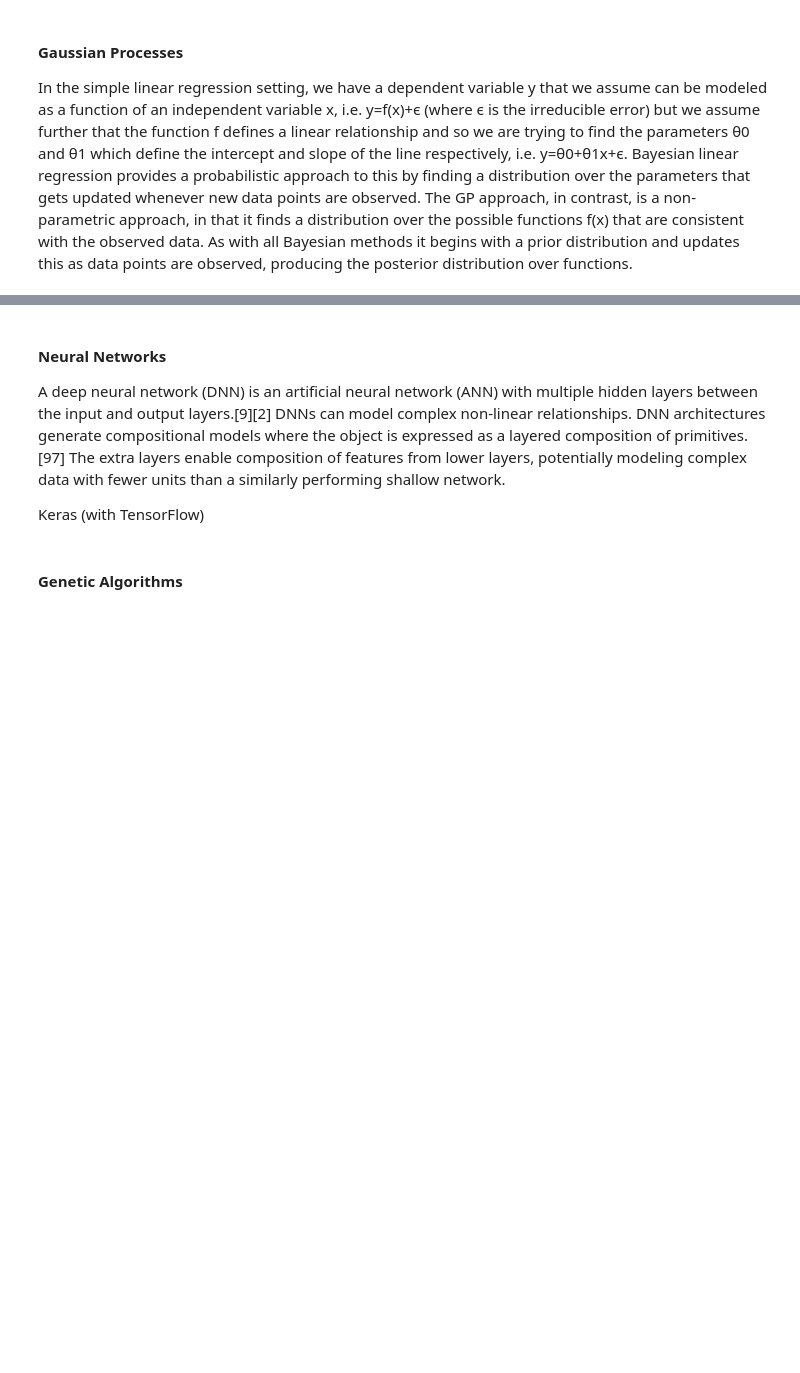
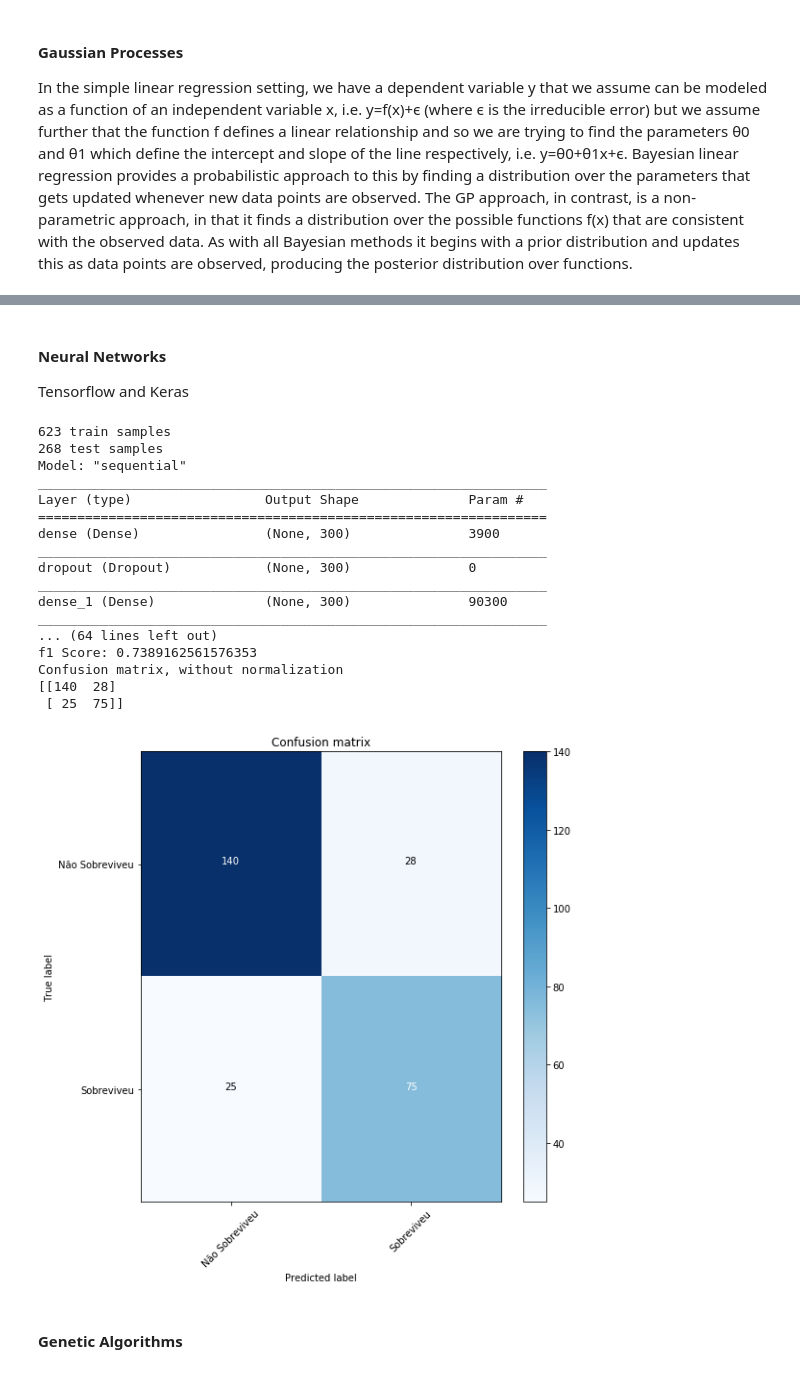
Before and after one commit to rsouza/NeuralNetworks_Course, a Jupyter notebook: Notebooks/ML/ML_Pipeline.ipynb, the cells around one changed output, grey strips where cells are left out. Saved outputs shown, nothing was run; the diff lists cells and outputs as text; code cells hidden in the pictures; blank space fills up the shorter version.

```diff
--- a/Notebooks/ML/ML_Pipeline.ipynb
+++ b/Notebooks/ML/ML_Pipeline.ipynb
@@ -1622,9 +2027,7 @@ roc_gpc = clf_eval(clf_gpc, X_testcv, y_testcv)
-# %% [markdown]
-#### Neural Networks
-
-A deep neural network (DNN) is an artificial neural network (ANN) with multiple hidden layers between the input and output layers.[9][2] DNNs can model complex non-linear relationships. DNN architectures generate compositional models where the object is expressed as a layered composition of primitives.[97] The extra layers enable composition of features from lower layers, potentially modeling complex data with fewer units than a similarly performing shallow network.
-
-Keras (with TensorFlow)
+# %% [markdown]
+#### Neural Networks
+
+Tensorflow and Keras
 # %%
 import tensorflow as tf
 
@@ -1646,50 +2049,72 @@ num_classes = 2
 epochs = 15
 np.random.seed(0)
 
-model = Sequential()
-model.add(tf.keras.layers.DenseDense(input_dim=x_train_kr.shape[1], units=300, activation='relu'))
-model.add(tf.keras.layers.DenseDropout(0.10))
-model.add(tf.keras.layers.DenseDense(input_dim=300, units=300, activation='relu'))
-model.add(tf.keras.layers.DenseDropout(0.10))
-model.add(tf.keras.layers.DenseDense(input_dim=300, units=200, activation='relu'))
-model.add(tf.keras.layers.DenseDropout(0.10))
-model.add(tf.keras.layers.DenseDense(input_dim=200, units=24, activation='relu')) #activation='softmax'
-model.add(tf.keras.layers.DenseDropout(0.10))
-model.add(tf.keras.layers.DenseDense(input_dim=24,  units=1, activation='sigmoid')) #kernel_initializer='uniform',
+model = tf.keras.Sequential()
+model.add(tf.keras.layers.Dense(input_dim=x_train_kr.shape[1], units=300, activation='relu'))
+model.add(tf.keras.layers.Dropout(0.10))
+model.add(tf.keras.layers.Dense(input_dim=300, units=300, activation='relu'))
+model.add(tf.keras.layers.Dropout(0.10))
+model.add(tf.keras.layers.Dense(input_dim=300, units=200, activation='relu'))
+model.add(tf.keras.layers.Dropout(0.10))
+model.add(tf.keras.layers.Dense(input_dim=200, units=24, activation='relu')) #activation='softmax'
+model.add(tf.keras.layers.Dropout(0.10))
+model.add(tf.keras.layers.Dense(input_dim=24,  units=1, activation='sigmoid')) #kernel_initializer='uniform',
 model.summary()
 
 
 model.compile(loss='binary_crossentropy',
               #loss='categorical_crossentropy',
               #loss='mean_squared_error',
-              #optimizer='adam',
-              optimizer=RMSprop(),
-              #optimizer=SGD(lr=0.001),
+              optimizer=tf.keras.optimizers.RMSprop(learning_rate=0.001,
+                                                    rho=0.9,
+                                                    momentum=0.0,
+                                                    epsilon=1e-07,
+                                                    centered=False,
+                                                    name='RMSprop'),
               metrics=['binary_accuracy'])
 
 history = model.fit(x_train_kr, y_train_kr,
                     batch_size=batch_size,
                     epochs=epochs,
                     verbose=1,
                     shuffle=False,
                     validation_data=(x_test_kr, y_test_kr))
 
 score = model.evaluate(x_test_kr, y_test_kr, verbose=0)
 print('Test loss:', score[0])
 print('Test accuracy:', score[1])
 
 
 y_pred = model.predict_classes(x_test_kr) #y_pred = np.around(model.predict(x_test_kr)[:,1])
 #y_test_kr = y_test_kr[:,1] #for categorical cross_entropy
 clf_matrix = confusion_matrix(y_test_kr, y_pred)
 print('Classification Report')
 print(classification_report(y_test_kr, y_pred, target_names=['Não Sobreviveu', 'Sobreviveu']))
 print('ROC Score: {}'.format(roc_auc_score(y_test_kr, y_pred)))
 print('Accuracy Score: {}'.format(accuracy_score(y_test_kr, y_pred)))
 print('Average Precision Score: {}'.format(average_precision_score(y_test_kr, y_pred)))
 print('f1 Score: {}'.format(f1_score(y_test_kr, y_pred)))
 plot_confusion_matrix(clf_matrix, classes=['Não Sobreviveu', 'Sobreviveu'])
 roc_keras = roc_auc_score(y_test_kr, y_pred)
+# %% [output]
+623 train samples
+268 test samples
+Model: "sequential"
+_________________________________________________________________
+Layer (type)                 Output Shape              Param #
+=================================================================
+dense (Dense)                (None, 300)               3900
+_________________________________________________________________
+dropout (Dropout)            (None, 300)               0
+_________________________________________________________________
+dense_1 (Dense)              (None, 300)               90300
+_________________________________________________________________
+... (64 lines left out)
+f1 Score: 0.7389162561576353
+Confusion matrix, without normalization
+[[140  28]
+ [ 25  75]]
+[figure, added]
 # %% [markdown]
 #### Genetic Algorithms
 # %%
```
Also changed, not shown: parts of 46 cells of this notebook, 1 other file.
